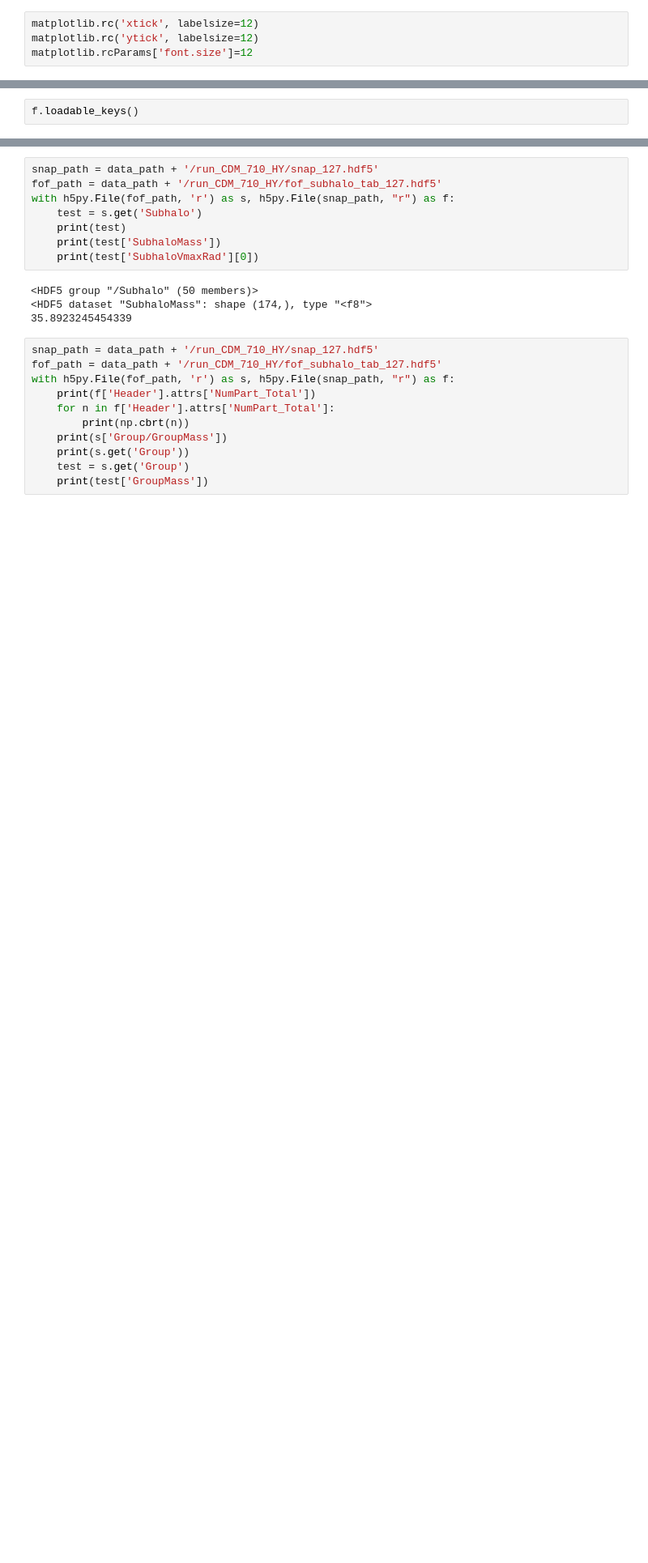
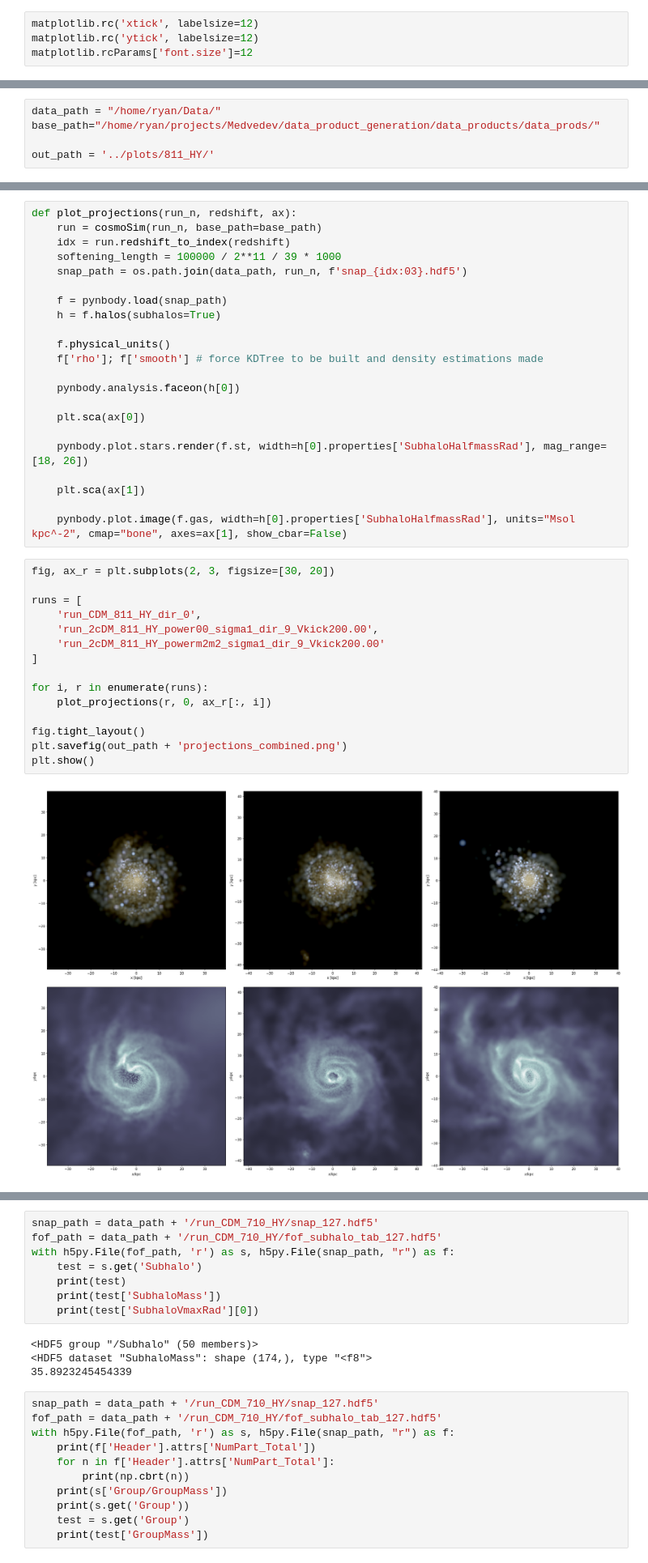
Before and after one commit to rtlow/2cDM_paperII, a Jupyter notebook: jupyter/subhalo_particle_analysis.ipynb, the cells around one changed output, grey strips where cells are left out. Shown at 81% size. Drawn from its saved outputs; the diff is of its cells as text; blank space fills up the shorter version.

Commit message:
Add plots

```diff
--- a/jupyter/subhalo_particle_analysis.ipynb
+++ b/jupyter/subhalo_particle_analysis.ipynb
@@ -203,2 +21,0 @@ plt.show()
-# %%
-f.loadable_keys()
@@ -299,0 +22,5 @@ with h5py.File(fof_path, 'r') as s, h5py.File(snap_path, "r") as f:
+# %%
+data_path = "/home/ryan/Data/"
+base_path="/home/ryan/projects/Medvedev/data_product_generation/data_products/data_prods/"
+
+out_path = '../plots/811_HY/'
@@ -299,0 +59,39 @@ with h5py.File(fof_path, 'r') as s, h5py.File(snap_path, "r") as f:
+# %%
+def plot_projections(run_n, redshift, ax):
+    run = cosmoSim(run_n, base_path=base_path)
+    idx = run.redshift_to_index(redshift)
+    softening_length = 100000 / 2**11 / 39 * 1000
+    snap_path = os.path.join(data_path, run_n, f'snap_{idx:03}.hdf5')
+
+    f = pynbody.load(snap_path)
+    h = f.halos(subhalos=True)
+
+    f.physical_units()
+    f['rho']; f['smooth'] # force KDTree to be built and density estimations made
+
+    pynbody.analysis.faceon(h[0])
+
+    plt.sca(ax[0])
+
+    pynbody.plot.stars.render(f.st, width=h[0].properties['SubhaloHalfmassRad'], mag_range=[18, 26])
+
+    plt.sca(ax[1])
+
+    pynbody.plot.image(f.gas, width=h[0].properties['SubhaloHalfmassRad'], units="Msol kpc^-2", cmap="bone", axes=ax[1], show_cbar=False)
+# %%
+fig, ax_r = plt.subplots(2, 3, figsize=[30, 20])
+
+runs = [
+    'run_CDM_811_HY_dir_0',
+    'run_2cDM_811_HY_power00_sigma1_dir_9_Vkick200.00',
+    'run_2cDM_811_HY_powerm2m2_sigma1_dir_9_Vkick200.00'
+]
+
+for i, r in enumerate(runs):
+    plot_projections(r, 0, ax_r[:, i])
+
+fig.tight_layout()
+plt.savefig(out_path + 'projections_combined.png')
+plt.show()
+# %% [output]
+[figure, added]
```
Also changed, not shown: parts of 38 cells of this notebook, 14 other files.
